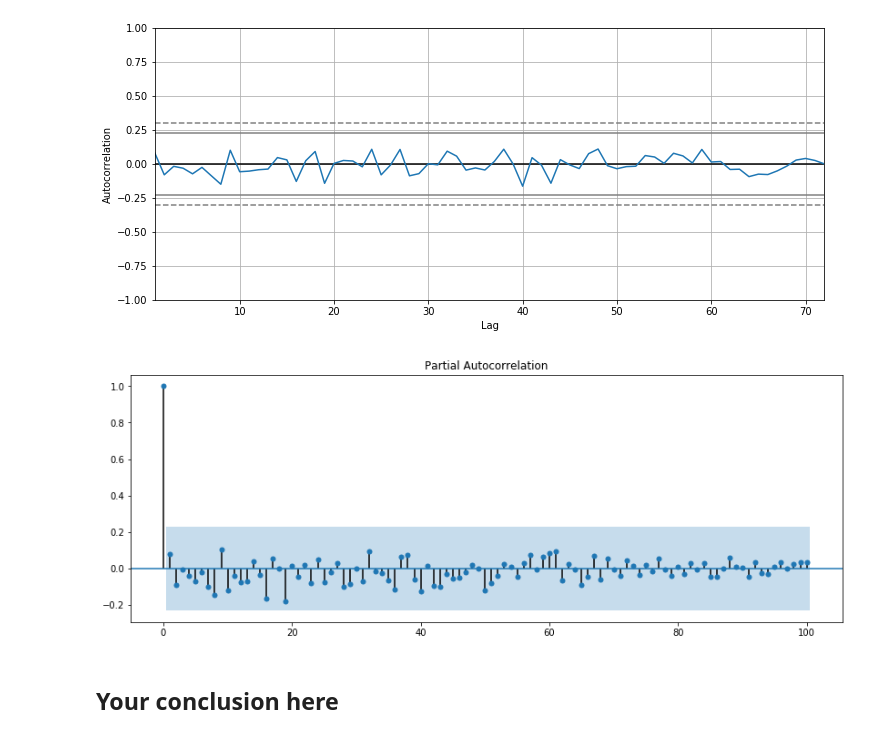
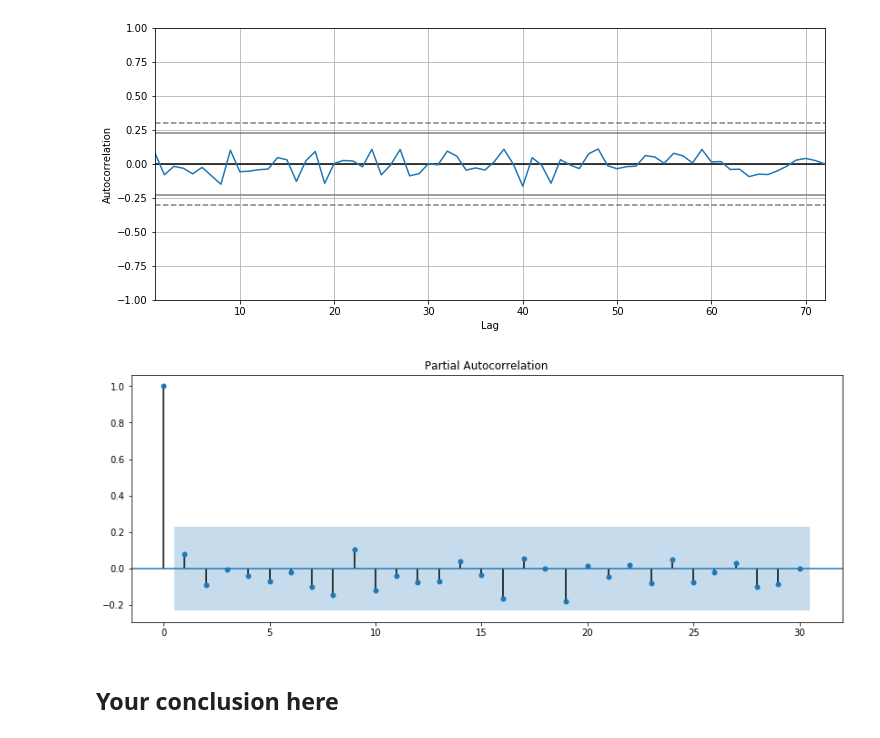
Before and after one commit to learn-co-curriculum/dsc-corr-autocorr-in-time-series-lab, a Jupyter notebook: index.ipynb, the cells around one changed output. Drawn from its saved outputs; the diff is of its cells as text; code cells hidden in the pictures.

```diff
--- a/index.ipynb
+++ b/index.ipynb
@@ -356,9 +356,9 @@ pd.plotting.autocorrelation_plot(nyse.dropna());
 # %%
 # __SOLUTION__
 rcParams['figure.figsize'] = 14, 5
-plot_pacf(nyse, lags=100, method='ywm');
+plot_pacf(nyse, lags=30, method='ywm');
 # %% [output]
-[figure, old version]
+[figure, new version]
 # %% [markdown]
 ## Your conclusion here
 # %%
```
Also changed, not shown: parts of 3 cells of this notebook.
